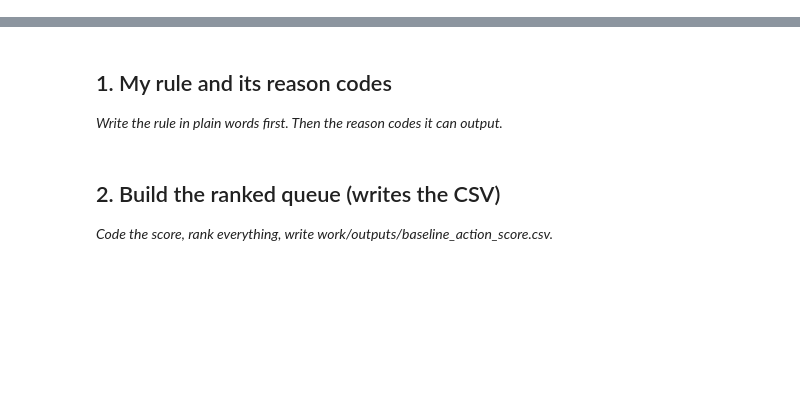
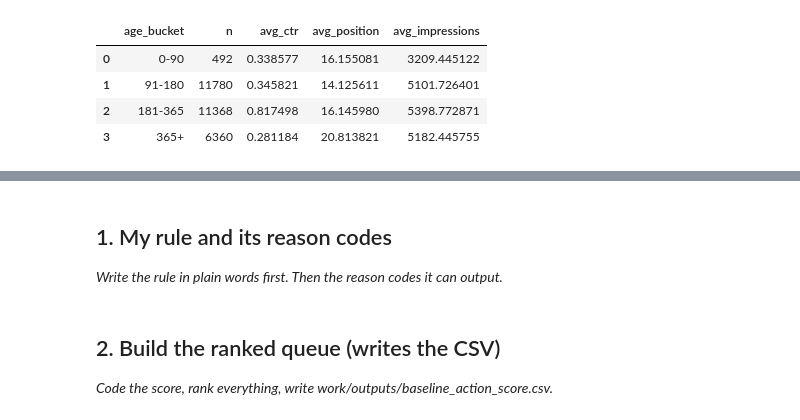
Before and after one commit to Manjit-yadav/flyrank-ml-internship, a Jupyter notebook: work/notebooks/w04_baseline_score.ipynb, the cells around one changed output, grey strips where cells are left out. Cells and saved outputs as stored; diff of their text form; code cells hidden in the pictures; blank space fills up the shorter version.

```diff
--- a/work/notebooks/w04_baseline_score.ipynb
+++ b/work/notebooks/w04_baseline_score.ipynb
@@ -8,0 +29,25 @@ This skeleton is yours to fill. Work the sections **in order** — each one has
+# %%
+df["age_bucket"] = pd.cut(
+    df["content_age_days"],
+    bins=[-1, 90, 180, 365, np.inf],
+    labels=["0-90", "91-180", "181-365", "365+"]
+)
+
+age_check = (
+    df.groupby("age_bucket", observed=True)
+      .agg(
+          n=("content_id", "count"),
+          avg_ctr=("ctr", "mean"),
+          avg_position=("avg_position", "mean"),
+          avg_impressions=("impressions_90d", "mean")
+      )
+      .reset_index()
+)
+
+age_check
+# %% [output]
+|  | age_bucket | n | avg_ctr | avg_position | avg_impressions |
+| 0 | 0-90 | 492 | 0.338577 | 16.155081 | 3209.445122 |
+| 1 | 91-180 | 11780 | 0.345821 | 14.125611 | 5101.726401 |
+| 2 | 181-365 | 11368 | 0.817498 | 16.145980 | 5398.772871 |
+| 3 | 365+ | 6360 | 0.281184 | 20.813821 | 5182.445755 |
```
Also changed, not shown: parts of 9 cells of this notebook.
